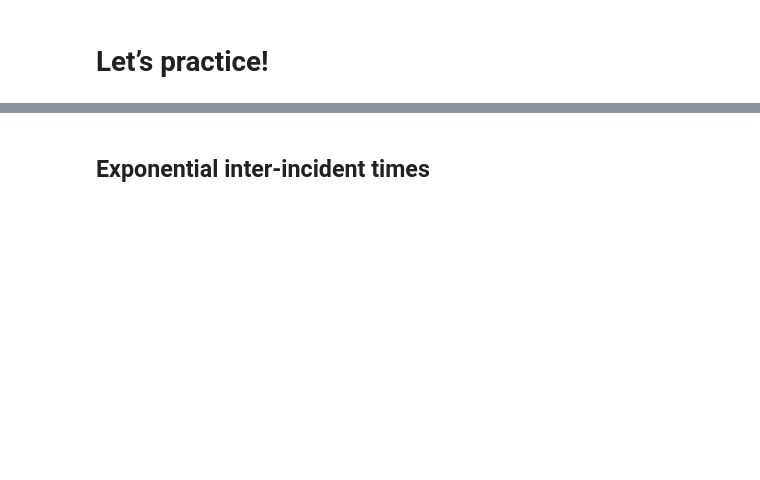
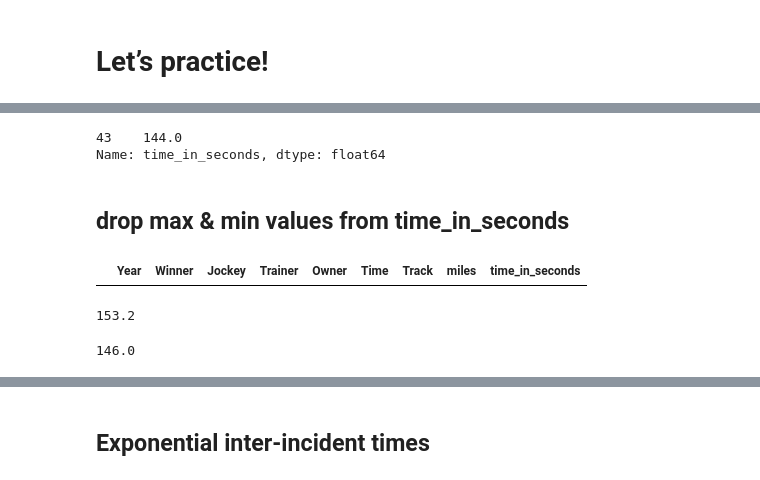
Before and after one commit to franksalas/datacamp, a Jupyter notebook: Statistical_Thinking_Python/04Thinking_probabilistically_Continous_variables.ipynb, the cells around one changed output, grey strips where cells are left out. Saved outputs shown, nothing was run; the diff lists cells and outputs as text; code cells hidden in the pictures; blank space fills up the shorter version.

```diff
--- a/Statistical_Thinking_Python/04Thinking_probabilistically_Continous_variables.ipynb
+++ b/Statistical_Thinking_Python/04Thinking_probabilistically_Continous_variables.ipynb
@@ -317,0 +314,3 @@ ValueError: Lengths must match to compare
+# %%
+df = pd.read_csv('data/belmont.csv')
+df.info()
@@ -317,0 +333,32 @@ ValueError: Lengths must match to compare
+# %%
+# convert to seconds
+def get_sec(time_str):
+    time_str = str(time_str)
+    m, s, = time_str.split(':')
+    return  int(m) * 60 + float(s)
+# %%
+df['time_in_seconds'] = df.Time.apply(get_sec)
+# %%
+belmont_secretariat = df[df.Winner == 'Secretariat'].time_in_seconds
+belmont_secretariat
+# %% [output]
+43    144.0
+Name: time_in_seconds, dtype: float64
+# %% [markdown]
+## drop max & min values from time_in_seconds
+# %%
+# remove max & min value
+df.drop(df['time_in_seconds'].idxmax(),inplace=True)
+df.drop(df['time_in_seconds'].idxmin(),inplace=True)
+# %%
+df[df.Winner == 'Secretariat']
+# %% [output]
+|  | Year | Winner | Jockey | Trainer | Owner | Time | Track | miles | time_in_seconds |
+# %%
+df.time_in_seconds.max()
+# %% [output]
+153.2
+# %%
+df.time_in_seconds.min()
+# %% [output]
+146.0
```
Also changed, not shown: parts of 43 cells of this notebook.
